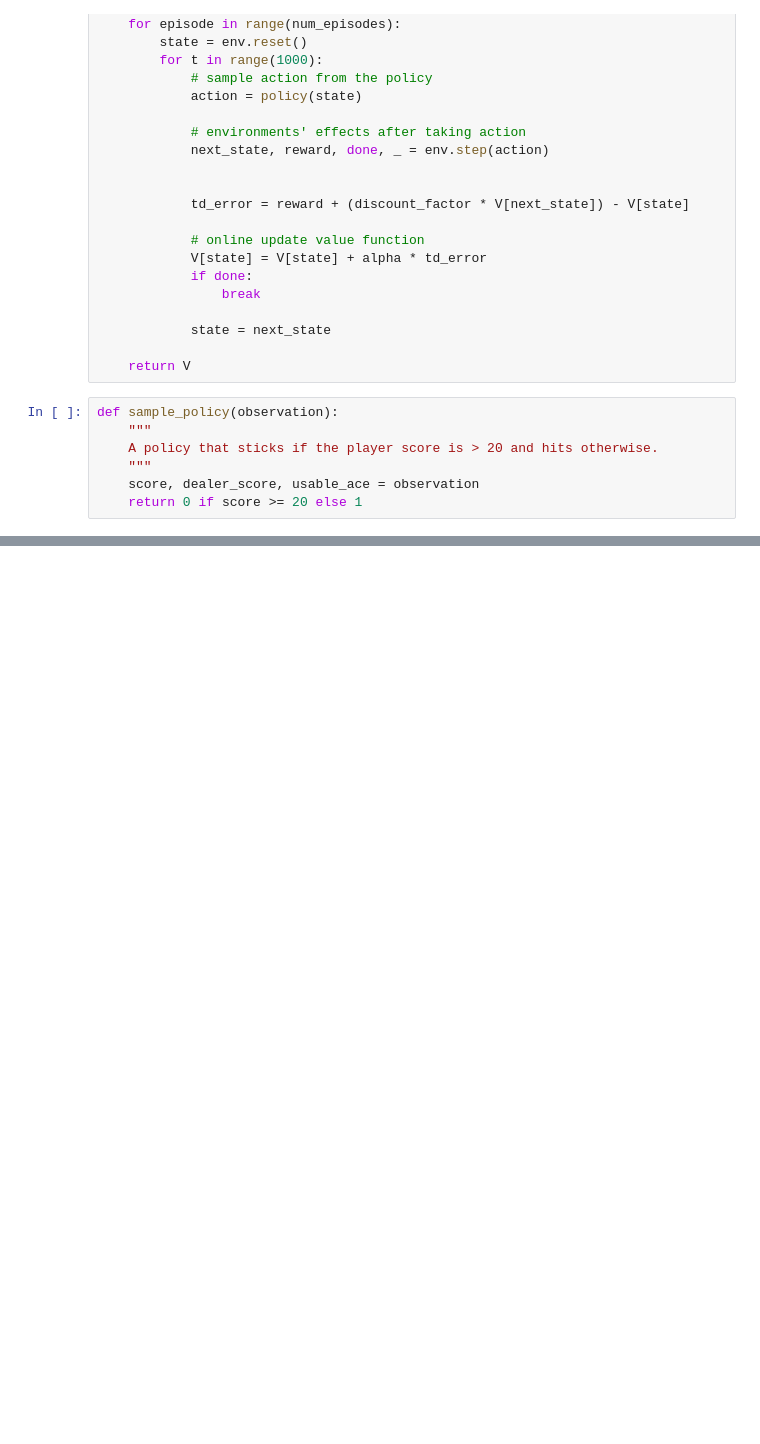
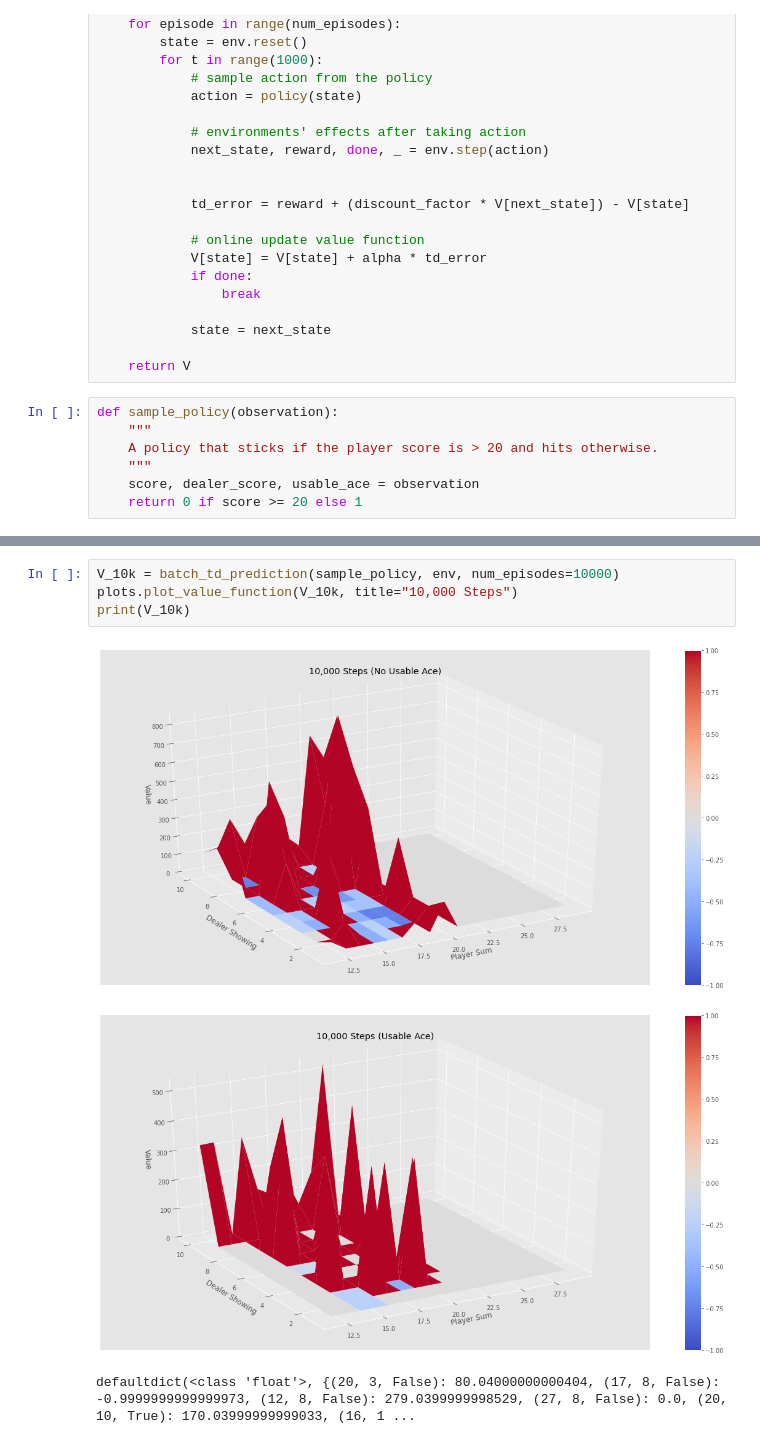
Before and after one commit to makaveli10/reinforcementLearning, a Jupyter notebook: TDLearning/td_prediction.ipynb, the cells around one changed output, grey strips where cells are left out. Saved outputs shown, nothing was run; the diff lists cells and outputs as text; blank space fills up the shorter version.

Commit message:
added: batch td prediction blackjack env

```diff
--- a/TDLearning/td_prediction.ipynb
+++ b/TDLearning/td_prediction.ipynb
@@ -79,0 +148,8 @@ plots.plot_value_function(V_500k, title="500,000 Steps")
+# %%
+V_10k = batch_td_prediction(sample_policy, env, num_episodes=10000)
+plots.plot_value_function(V_10k, title="10,000 Steps")
+print(V_10k)
+# %% [output]
+[figure, added]
+[figure, added]
+defaultdict(<class 'float'>, {(20, 3, False): 80.04000000000404, (17, 8, False): -0.9999999999999973, (12, 8, False): 279.0399999998529, (27, 8, False): 0.0, (20, 10, True): 170.03999999999033, (16, 1 ...
```
Also changed, not shown: parts of 3 cells of this notebook.
